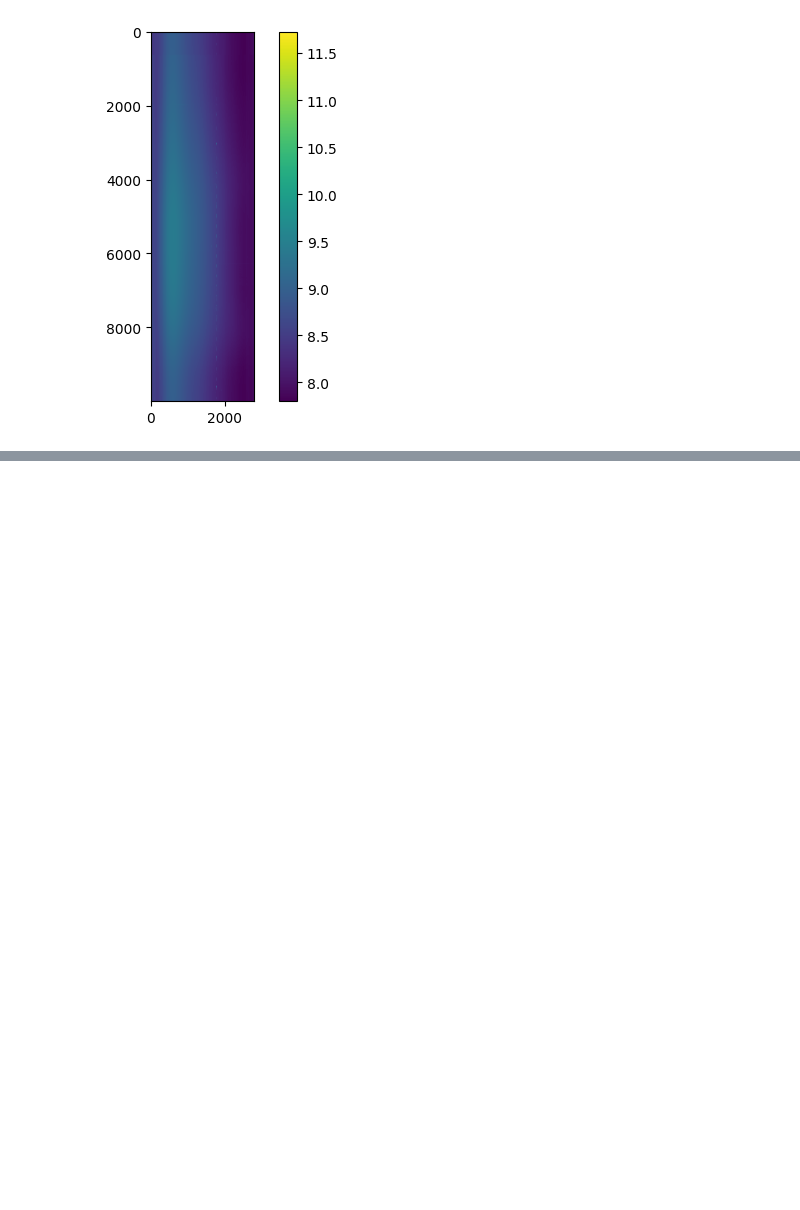
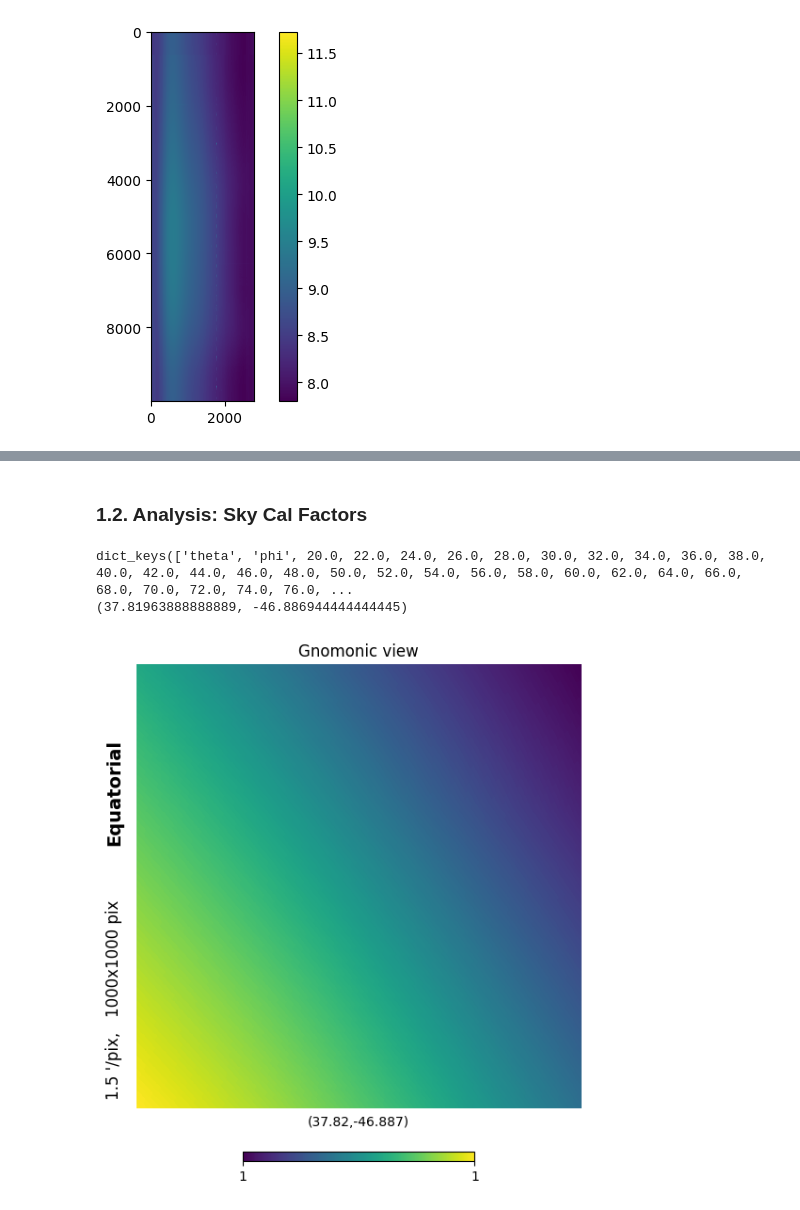
Before and after one commit to PRIZM-Experiment/prizm-calibration, a Jupyter notebook: LaurieExploration.ipynb, the cells around one changed output, grey strips where cells are left out. Cells and saved outputs as stored; diff of their text form; code cells hidden in the pictures; blank space fills up the shorter version.

```diff
--- a/LaurieExploration.ipynb
+++ b/LaurieExploration.ipynb
@@ -180,0 +192,6 @@ plt.show()
+# %%
+# The data and calibration type I want to do
+year = '2021'
+instrument = '100MHz'
+channel = 'EW'
+calibration_type = 'GSM'
@@ -180,0 +237,7 @@ plt.show()
+# %% [markdown]
+### 1.2. Analysis: Sky Cal Factors
+# %%
+# Step 0: Load in the GSM model temperatures, this can take a while to load
+minperbin = 2 # here you have to specify an LST bin width
+
+g = GSMData(instrument, channel, minperbin)
@@ -180,0 +249,35 @@ plt.show()
+# %%
+# Not necessary step -- just trying to visualize the healpy beam
+import healpy as hp
+
+def dms_to_ddd(degree,arcmin,arcsec,direction):
+    '''
+    Function converts from degree,arcmin,arcsec to decimal degree coordinates.
+
+    Parameters
+    -----------
+    direction: cardinal direction that your dms is in, one of: 'N', 'S', 'E', 'W'.
+    '''
+
+    if direction == 'S' or direction == 'W':
+        sign = -1
+    elif direction == 'N' or direction == 'E':
+        sign = +1
+    else:
+        print('Invalid cardinal direction given.')
+        # change this to raiseWarning eventually
+
+    arcmin_per_degree = 60
+    arcsec_per_degree = 3600
+    degree_decimal = sign*(degree+arcmin/arcmin_per_degree+arcsec/arcsec_per_degree)
+
+    return degree_decimal
+
+print(g.healpy_beam.keys())
+site_coords = (dms_to_ddd(37,49,10.7,'E'),dms_to_ddd(46,53,13,'S')) # in degrees
+print(site_coords)
+hp.visufunc.gnomview(10**(g.healpy_beam[100.0]/10),coord='C',rot=site_coords,xsize=1000)
+# %% [output]
+dict_keys(['theta', 'phi', 20.0, 22.0, 24.0, 26.0, 28.0, 30.0, 32.0, 34.0, 36.0, 38.0, 40.0, 42.0, 44.0, 46.0, 48.0, 50.0, 52.0, 54.0, 56.0, 58.0, 60.0, 62.0, 64.0, 66.0, 68.0, 70.0, 72.0, 74.0, 76.0, ...
+(37.81963888888889, -46.886944444444445)
+[figure, added]
```
Also changed, not shown: parts of 16 cells of this notebook, 7 other files.
